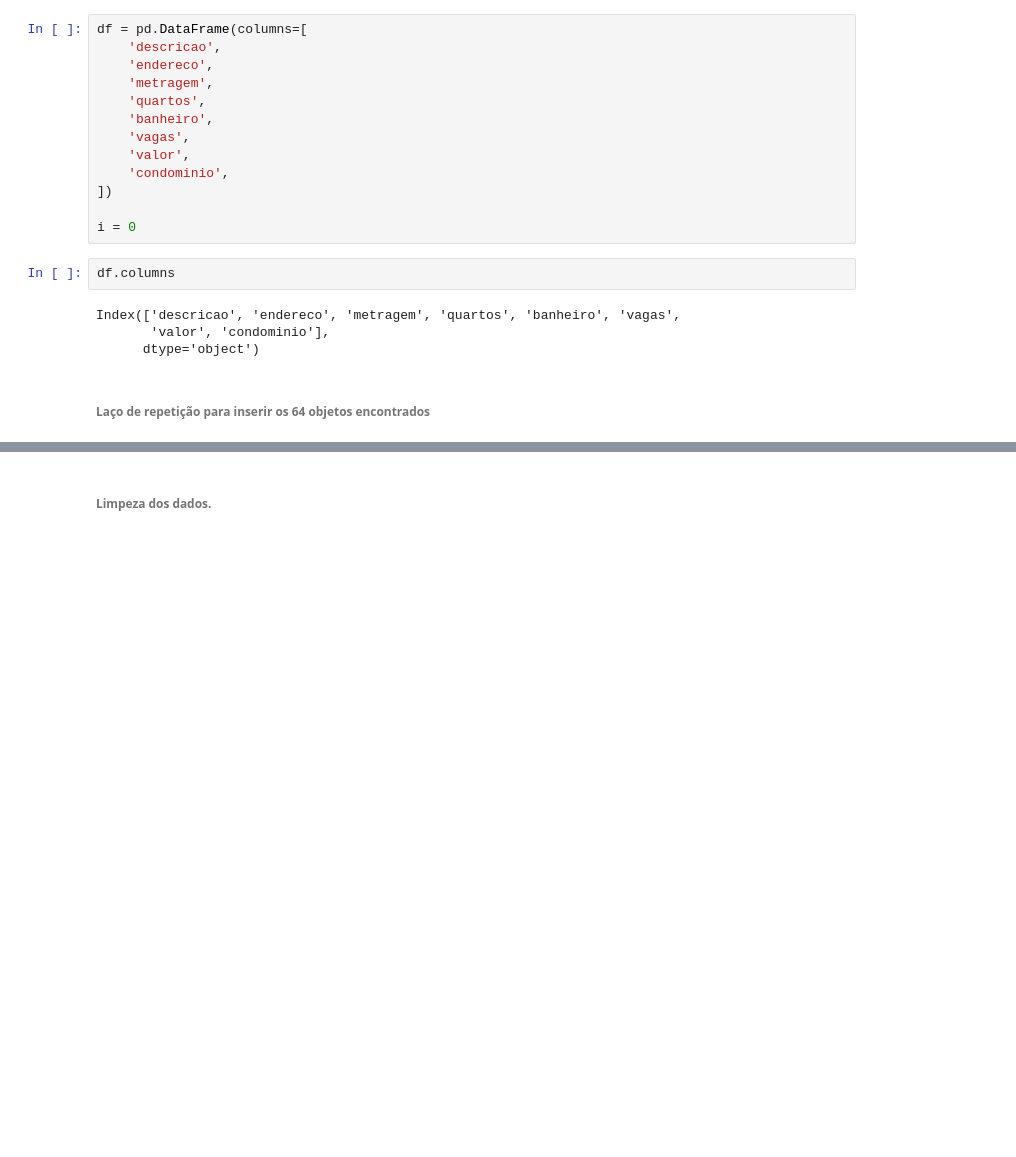
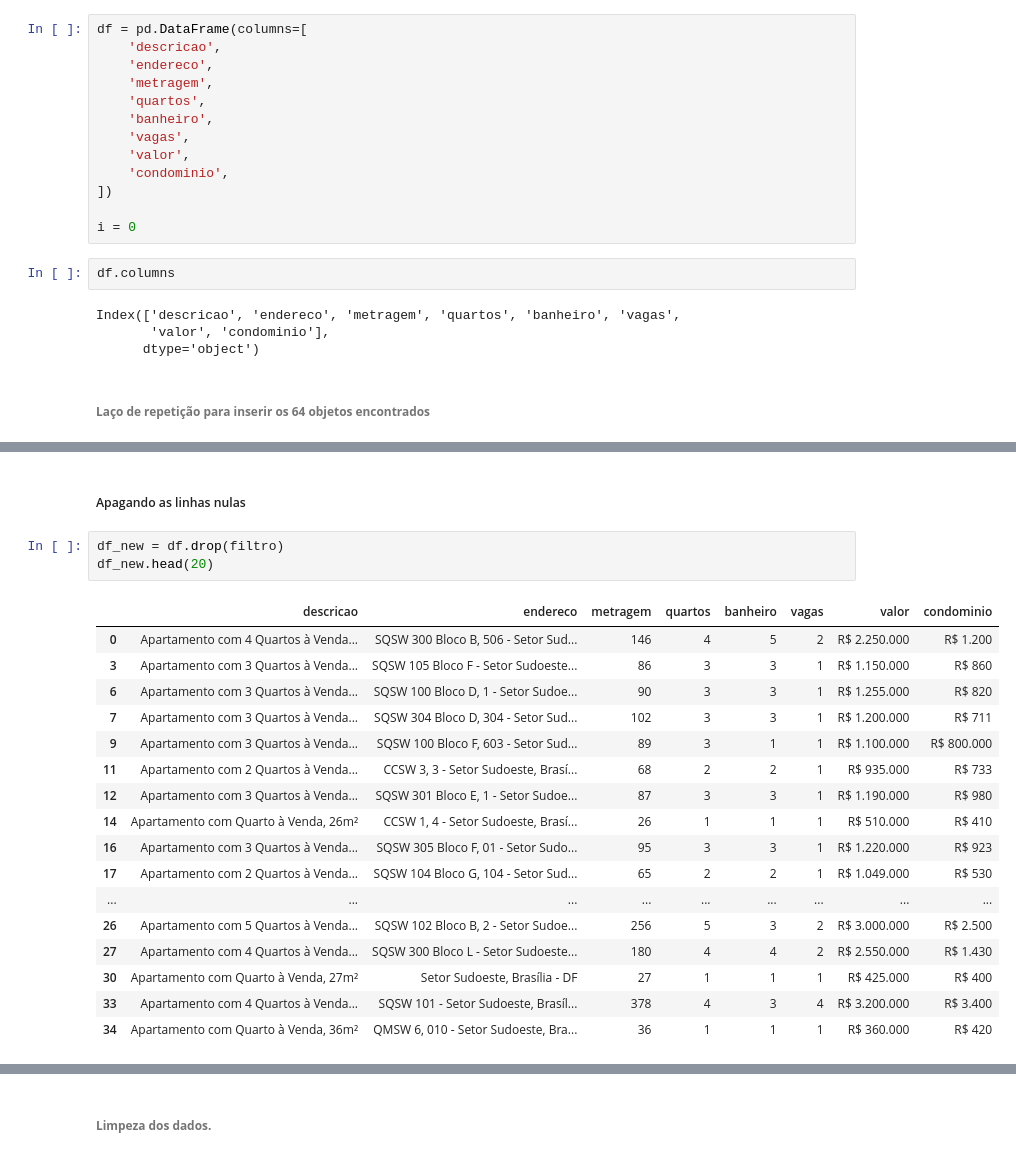
Before and after one commit to salomaolopes/web_scrapers, a Jupyter notebook: viva_real.ipynb, the cells around one changed output, grey strips where cells are left out. Cells and saved outputs as stored; diff of their text form; blank space fills up the shorter version.

```diff
--- a/viva_real.ipynb
+++ b/viva_real.ipynb
@@ -164,0 +199,23 @@ df.head(20)
+# %% [markdown]
+##### Apagando as linhas nulas
+# %%
+df_new = df.drop(filtro)
+df_new.head(20)
+# %% [output]
+|  | descricao | endereco | metragem | quartos | banheiro | vagas | valor | condominio |
+| 0 | Apartamento com 4 Quartos à Venda... | SQSW 300 Bloco B, 506 - Setor Sud... | 146 | 4 | 5 | 2 | R$ 2.250.000 | R$ 1.200 |
+| 3 | Apartamento com 3 Quartos à Venda... | SQSW 105 Bloco F - Setor Sudoeste... | 86 | 3 | 3 | 1 | R$ 1.150.000 | R$ 860 |
+| 6 | Apartamento com 3 Quartos à Venda... | SQSW 100 Bloco D, 1 - Setor Sudoe... | 90 | 3 | 3 | 1 | R$ 1.255.000 | R$ 820 |
+| 7 | Apartamento com 3 Quartos à Venda... | SQSW 304 Bloco D, 304 - Setor Sud... | 102 | 3 | 3 | 1 | R$ 1.200.000 | R$ 711 |
+| 9 | Apartamento com 3 Quartos à Venda... | SQSW 100 Bloco F, 603 - Setor Sud... | 89 | 3 | 1 | 1 | R$ 1.100.000 | R$ 800.000 |
+| 11 | Apartamento com 2 Quartos à Venda... | CCSW 3, 3 - Setor Sudoeste, Brasí... | 68 | 2 | 2 | 1 | R$ 935.000 | R$ 733 |
+| 12 | Apartamento com 3 Quartos à Venda... | SQSW 301 Bloco E, 1 - Setor Sudoe... | 87 | 3 | 3 | 1 | R$ 1.190.000 | R$ 980 |
+| 14 | Apartamento com Quarto à Venda, 26m² | CCSW 1, 4 - Setor Sudoeste, Brasí... | 26 | 1 | 1 | 1 | R$ 510.000 | R$ 410 |
+| 16 | Apartamento com 3 Quartos à Venda... | SQSW 305 Bloco F, 01 - Setor Sudo... | 95 | 3 | 3 | 1 | R$ 1.220.000 | R$ 923 |
+| 17 | Apartamento com 2 Quartos à Venda... | SQSW 104 Bloco G, 104 - Setor Sud... | 65 | 2 | 2 | 1 | R$ 1.049.000 | R$ 530 |
+| ... | ... | ... | ... | ... | ... | ... | ... | ... |
+| 26 | Apartamento com 5 Quartos à Venda... | SQSW 102 Bloco B, 2 - Setor Sudoe... | 256 | 5 | 3 | 2 | R$ 3.000.000 | R$ 2.500 |
+| 27 | Apartamento com 4 Quartos à Venda... | SQSW 300 Bloco L - Setor Sudoeste... | 180 | 4 | 4 | 2 | R$ 2.550.000 | R$ 1.430 |
+| 30 | Apartamento com Quarto à Venda, 27m² | Setor Sudoeste, Brasília - DF | 27 | 1 | 1 | 1 | R$ 425.000 | R$ 400 |
+| 33 | Apartamento com 4 Quartos à Venda... | SQSW 101 - Setor Sudoeste, Brasíl... | 378 | 4 | 3 | 4 | R$ 3.200.000 | R$ 3.400 |
+| 34 | Apartamento com Quarto à Venda, 36m² | QMSW 6, 010 - Setor Sudoeste, Bra... | 36 | 1 | 1 | 1 | R$ 360.000 | R$ 420 |
```
Also changed, not shown: parts of 13 cells of this notebook, 1 other file.
